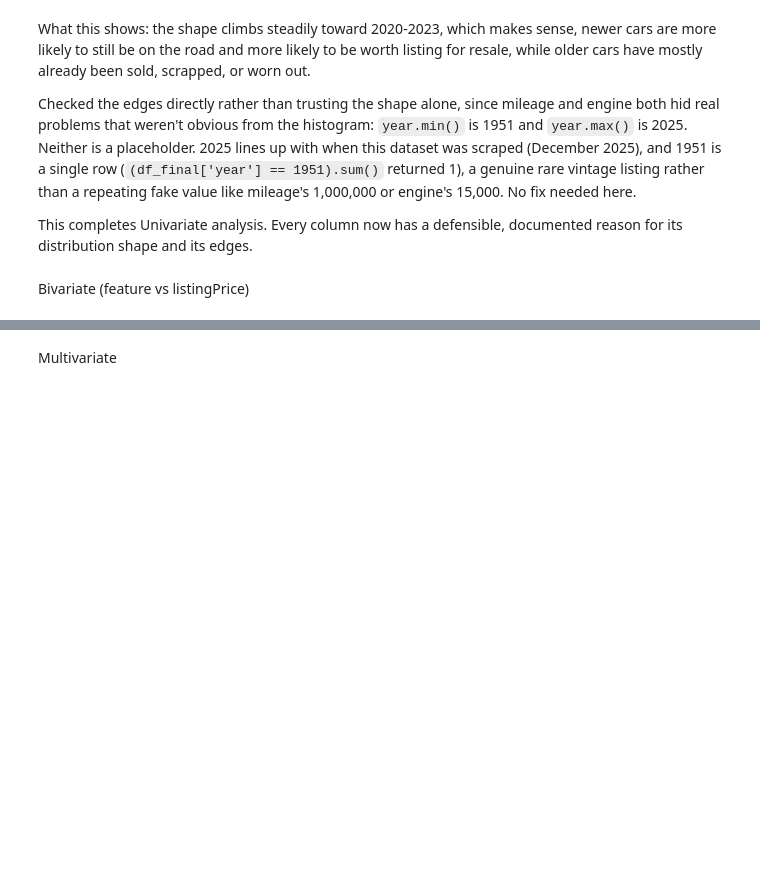
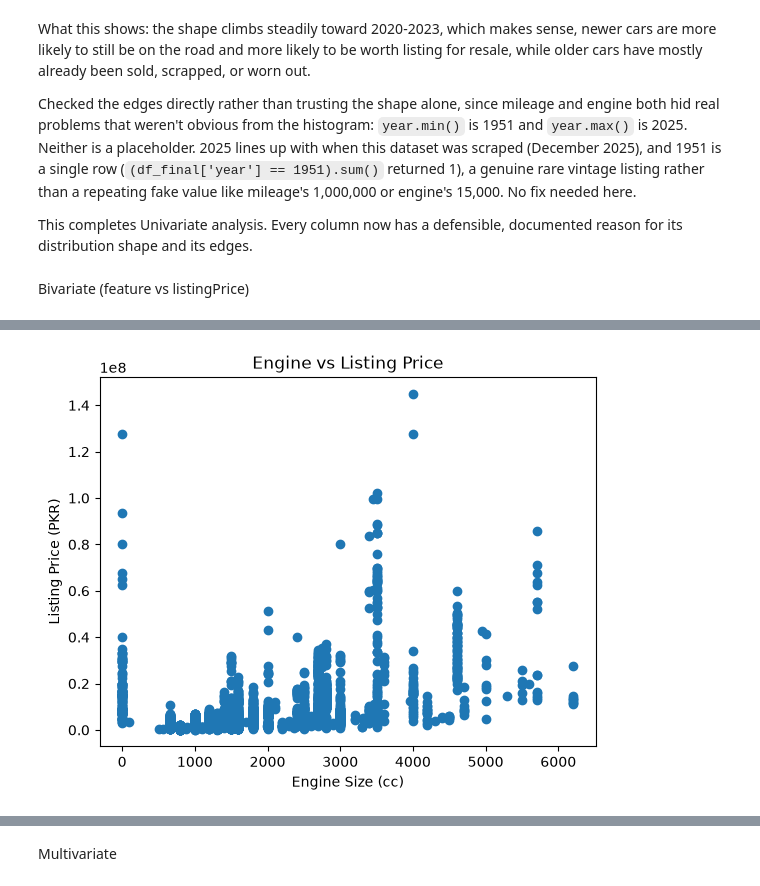
Before and after one commit to msumar7426/AI-ML-Journey, a Jupyter notebook: 01_Linear_Regression/project/used_car_price_prediction.ipynb, the cells around one changed output, grey strips where cells are left out. Saved outputs shown, nothing was run; the diff lists cells and outputs as text; code cells hidden in the pictures; blank space fills up the shorter version.

```diff
--- a/01_Linear_Regression/project/used_car_price_prediction.ipynb
+++ b/01_Linear_Regression/project/used_car_price_prediction.ipynb
@@ -386,0 +401,8 @@ Bivariate (feature vs listingPrice)
+# %%
+plt.scatter(df_final['engine'], df_final['listingPrice'])
+plt.xlabel('Engine Size (cc)')
+plt.ylabel('Listing Price (PKR)')
+plt.title('Engine vs Listing Price')
+plt.show()
+# %% [output]
+[figure, added]
```
Also changed, not shown: parts of 7 cells of this notebook, 1 other file.
